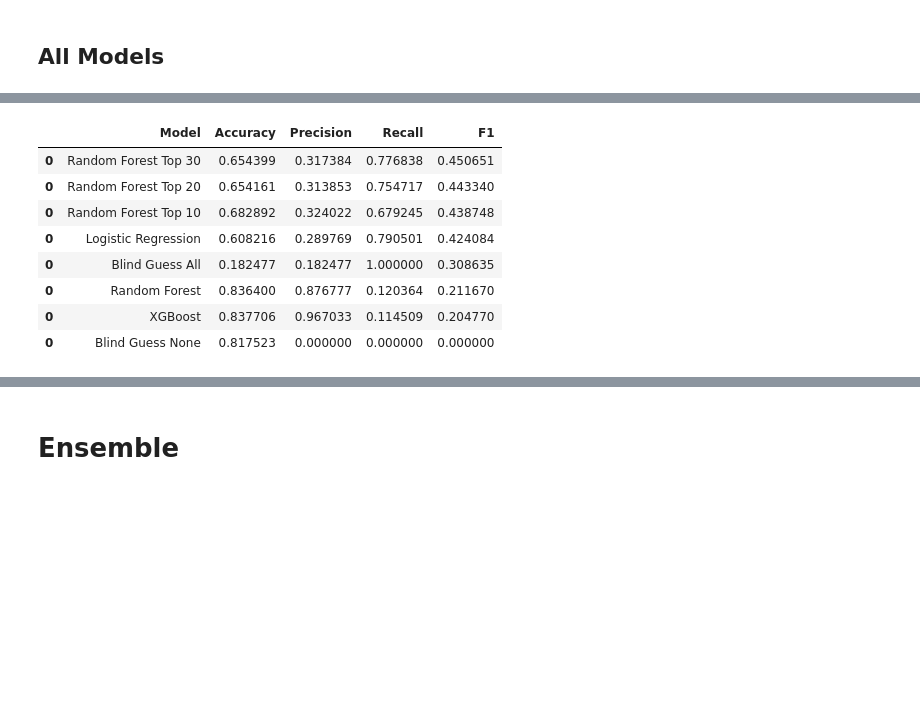
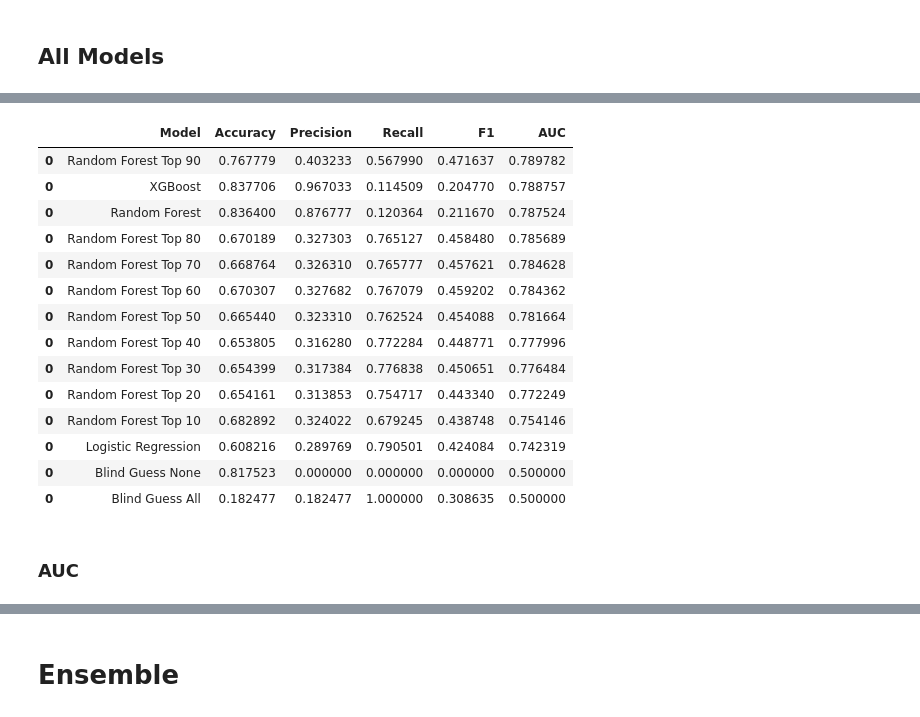
Before and after one commit to pateli18/Machine-Learning-Nanodegree, a Jupyter notebook: capstone_project/Models Evaluation.ipynb, the cells around one changed output, grey strips where cells are left out. Saved outputs shown, nothing was run; the diff lists cells and outputs as text; code cells hidden in the pictures; blank space fills up the shorter version.

```diff
--- a/capstone_project/Models Evaluation.ipynb
+++ b/capstone_project/Models Evaluation.ipynb
@@ -321,0 +427,8 @@ get_feature_importance(feature_importance_subdf[feature_importance_tag], feature
+# %%
+model_name = 'Random Forest Top 90'
+scores_df = model_evaluation(train_predictions_df['READMISSION'],
+                                    train_predictions_df[model_name + '_Train_Predictions'], train_predictions_df[model_name + '_Train_Probabilities'],
+                                   model_name + ' - Train', scores_df)
+scores_df = model_evaluation(test_predictions_df['READMISSION'],
+                                    test_predictions_df[model_name + '_Test_Predictions'], test_predictions_df[model_name + '_Test_Probabilities'],
+                                   model_name + ' - Test', scores_df)
@@ -321,0 +456,8 @@ get_feature_importance(feature_importance_subdf[feature_importance_tag], feature
+# %%
+model_name = 'Random Forest Top 100'
+scores_df = model_evaluation(train_predictions_df['READMISSION'],
+                                    train_predictions_df[model_name + '_Train_Predictions'], train_predictions_df[model_name + '_Train_Probabilities'],
+                                   model_name + ' - Train', scores_df)
+scores_df = model_evaluation(test_predictions_df['READMISSION'],
+                                    test_predictions_df[model_name + '_Test_Predictions'], test_predictions_df[model_name + '_Test_Probabilities'],
+                                   model_name + ' - Test', scores_df)
@@ -324,10 +470,10 @@ get_feature_importance(feature_importance_subdf[feature_importance_tag], feature
 # %%
 model_name = 'XGBoost'
 scores_df = model_evaluation(train_predictions_df['READMISSION'],
-                                    train_predictions_df[model_name + '_Train_Predictions'],
+                                    train_predictions_df[model_name + '_Train_Predictions'], train_predictions_df[model_name + '_Train_Probabilities'],
                                    model_name + ' - Train', scores_df)
 scores_df = model_evaluation(test_predictions_df['READMISSION'],
-                                    test_predictions_df[model_name + '_Test_Predictions'],
+                                    test_predictions_df[model_name + '_Test_Predictions'], test_predictions_df[model_name + '_Test_Probabilities'],
                                    model_name + ' - Test', scores_df)
 # %% [output]
 XGBoost - Train Accuracy: 0.8431
@@ -350,8 +498,8 @@ get_feature_importance(feature_importance_df[model_name], feature_importance_df[
 ## All Models
 # %%
 scores_df['TrainTestFlag'] = scores_df['Model'].apply(lambda x: 'Train' if 'Train' in x else 'Test')
-scores_df['Model'] = scores_df['Model'].apply(lambda x: x.replace(' - Train', '').replace('_', ' ').replace('top', 'Top'))
-scores_df['Model'] = scores_df['Model'].apply(lambda x: x.replace(' - Test', '').replace('_', ' ').replace('top', 'Top'))
+scores_df['Model'] = scores_df['Model'].apply(lambda x: x.replace(' - Train', ''))
+scores_df['Model'] = scores_df['Model'].apply(lambda x: x.replace(' - Test', ''))
 scores_df_train = scores_df[scores_df['TrainTestFlag'] == 'Train'].drop('TrainTestFlag', axis = 1)
 scores_df_test = scores_df[scores_df['TrainTestFlag'] == 'Test'].drop('TrainTestFlag', axis = 1)
 # %% [markdown]
@@ -373,12 +527,20 @@ scores_df_train.sort_values('F1', ascending = False)
 # %%
-scores_df_test.sort_values('F1', ascending = False)
+scores_df_test.sort_values('AUC', ascending = False)
 # %% [output]
-|  | Model | Accuracy | Precision | Recall | F1 |
-| 0 | Random Forest Top 30 | 0.654399 | 0.317384 | 0.776838 | 0.450651 |
-| 0 | Random Forest Top 20 | 0.654161 | 0.313853 | 0.754717 | 0.443340 |
-| 0 | Random Forest Top 10 | 0.682892 | 0.324022 | 0.679245 | 0.438748 |
-| 0 | Logistic Regression | 0.608216 | 0.289769 | 0.790501 | 0.424084 |
-| 0 | Blind Guess All | 0.182477 | 0.182477 | 1.000000 | 0.308635 |
-| 0 | Random Forest | 0.836400 | 0.876777 | 0.120364 | 0.211670 |
-| 0 | XGBoost | 0.837706 | 0.967033 | 0.114509 | 0.204770 |
-| 0 | Blind Guess None | 0.817523 | 0.000000 | 0.000000 | 0.000000 |
+|  | Model | Accuracy | Precision | Recall | F1 | AUC |
+| 0 | Random Forest Top 90 | 0.767779 | 0.403233 | 0.567990 | 0.471637 | 0.789782 |
+| 0 | XGBoost | 0.837706 | 0.967033 | 0.114509 | 0.204770 | 0.788757 |
+| 0 | Random Forest | 0.836400 | 0.876777 | 0.120364 | 0.211670 | 0.787524 |
+| 0 | Random Forest Top 80 | 0.670189 | 0.327303 | 0.765127 | 0.458480 | 0.785689 |
+| 0 | Random Forest Top 70 | 0.668764 | 0.326310 | 0.765777 | 0.457621 | 0.784628 |
+| 0 | Random Forest Top 60 | 0.670307 | 0.327682 | 0.767079 | 0.459202 | 0.784362 |
+| 0 | Random Forest Top 50 | 0.665440 | 0.323310 | 0.762524 | 0.454088 | 0.781664 |
+| 0 | Random Forest Top 40 | 0.653805 | 0.316280 | 0.772284 | 0.448771 | 0.777996 |
+| 0 | Random Forest Top 30 | 0.654399 | 0.317384 | 0.776838 | 0.450651 | 0.776484 |
+| 0 | Random Forest Top 20 | 0.654161 | 0.313853 | 0.754717 | 0.443340 | 0.772249 |
+| 0 | Random Forest Top 10 | 0.682892 | 0.324022 | 0.679245 | 0.438748 | 0.754146 |
+| 0 | Logistic Regression | 0.608216 | 0.289769 | 0.790501 | 0.424084 | 0.742319 |
+| 0 | Blind Guess None | 0.817523 | 0.000000 | 0.000000 | 0.000000 | 0.500000 |
+| 0 | Blind Guess All | 0.182477 | 0.182477 | 1.000000 | 0.308635 | 0.500000 |
+# %% [markdown]
+### AUC
```
Also changed, not shown: parts of 50 cells of this notebook.
